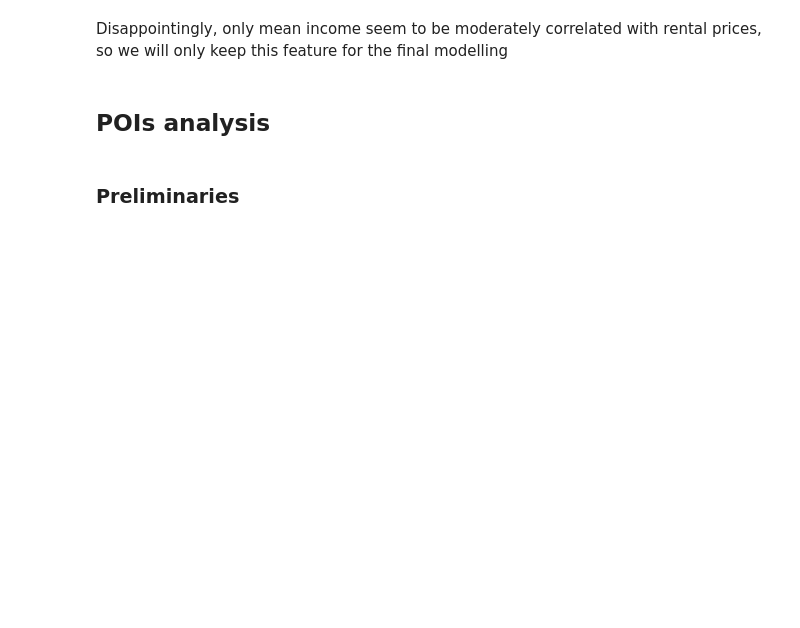
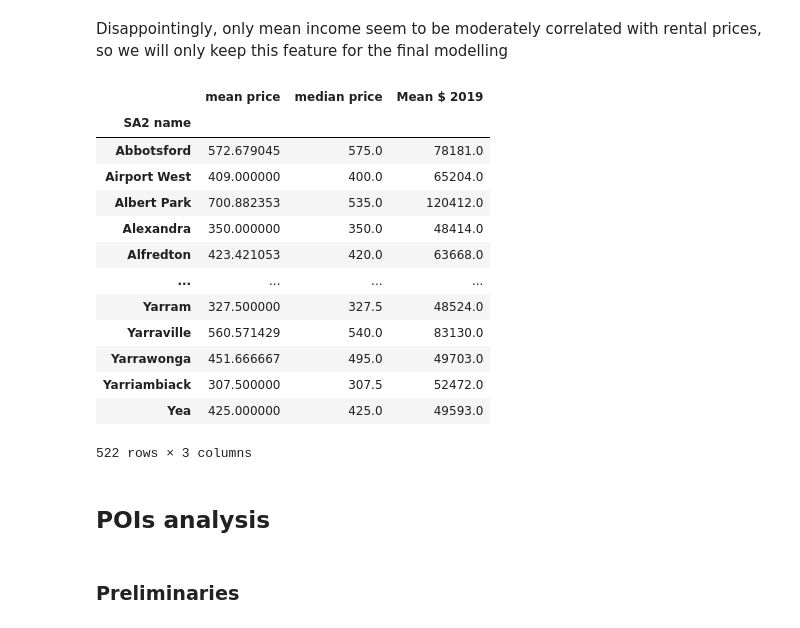
Before and after one commit to MAST30034-Applied-Data-Science/generic-real-estate-consulting-project-18, a Jupyter notebook: notebooks/Summary_notebook.ipynb, the cells around one changed output. Saved outputs shown, nothing was run; the diff lists cells and outputs as text; code cells hidden in the pictures; blank space fills up the shorter version.

```diff
--- a/notebooks/Summary_notebook.ipynb
+++ b/notebooks/Summary_notebook.ipynb
@@ -226,6 +226,39 @@ corr_2.style.background_gradient(cmap='coolwarm')
 | Mean $ 2019 | 0.295746 | -0.122861 | -0.165628 | -0.091801 | 0.000263 | ... |
 # %% [markdown]
 Disappointingly, only mean income seem to be moderately correlated with rental prices, so we will only keep this feature for the final modelling
+# %%
+# we will now examine how the SA2 featuers are correlated when it comes to mean and median SA2 rental prices
+mean_price = SA2_features_raw.groupby('SA2 name')['cost_text'].mean()
+median_price = SA2_features_raw.groupby('SA2 name')['cost_text'].median()
+# %%
+# create a new dataframe to get SA2 specific features only
+SA2_data = pd.DataFrame()
+SA2_data['mean price'] = mean_price
+SA2_data['median price']=median_price
+
+# iterate through dataframe and get SA2 features
+for column in SA2_data.iloc[[],6:]:
+    # convert to float
+    SA2_data[column] = SA2_data[column].astype(float)
+    # get SA2 features
+    SA2_data = SA2_data.merge(SA2_features_raw.groupby('SA2 name')[column].first(),how='left', left_index=True, right_index=True)
+# %%
+SA2_data.merge(SA2_features_raw.groupby('SA2 name')[column].first(),how='left', left_index=True, right_index=True)
+# %% [output]
+|  | mean price | median price | Mean $ 2019 |
+| SA2 name |  |  |  |
+| Abbotsford | 572.679045 | 575.0 | 78181.0 |
+| Airport West | 409.000000 | 400.0 | 65204.0 |
+| Albert Park | 700.882353 | 535.0 | 120412.0 |
+| Alexandra | 350.000000 | 350.0 | 48414.0 |
+| Alfredton | 423.421053 | 420.0 | 63668.0 |
+| ... | ... | ... | ... |
+| Yarram | 327.500000 | 327.5 | 48524.0 |
+| Yarraville | 560.571429 | 540.0 | 83130.0 |
+| Yarrawonga | 451.666667 | 495.0 | 49703.0 |
+| Yarriambiack | 307.500000 | 307.5 | 52472.0 |
+| Yea | 425.000000 | 425.0 | 49593.0 |
+522 rows × 3 columns
 # %% [markdown]
 ## POIs analysis
 # %% [markdown]
```
